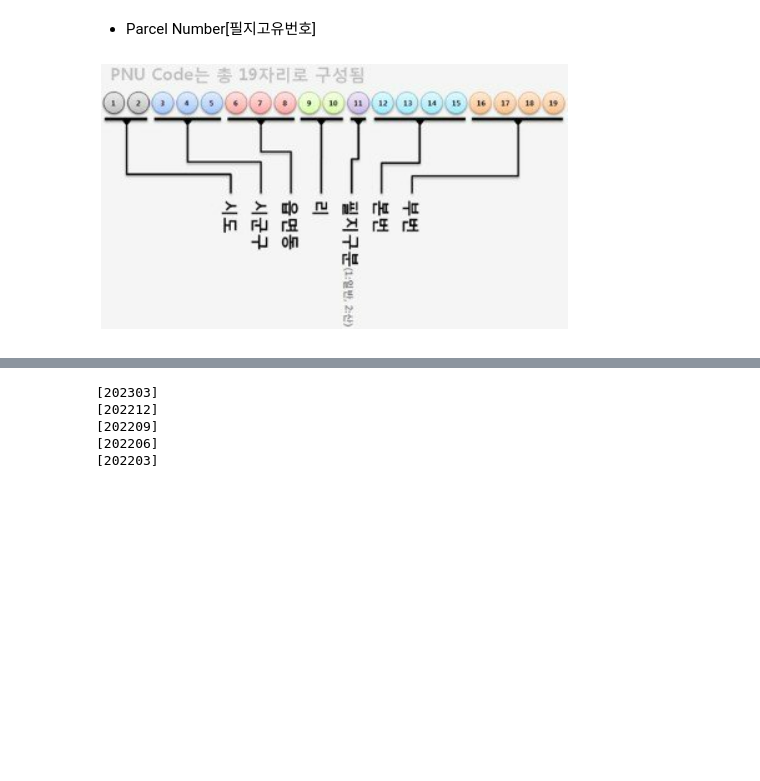
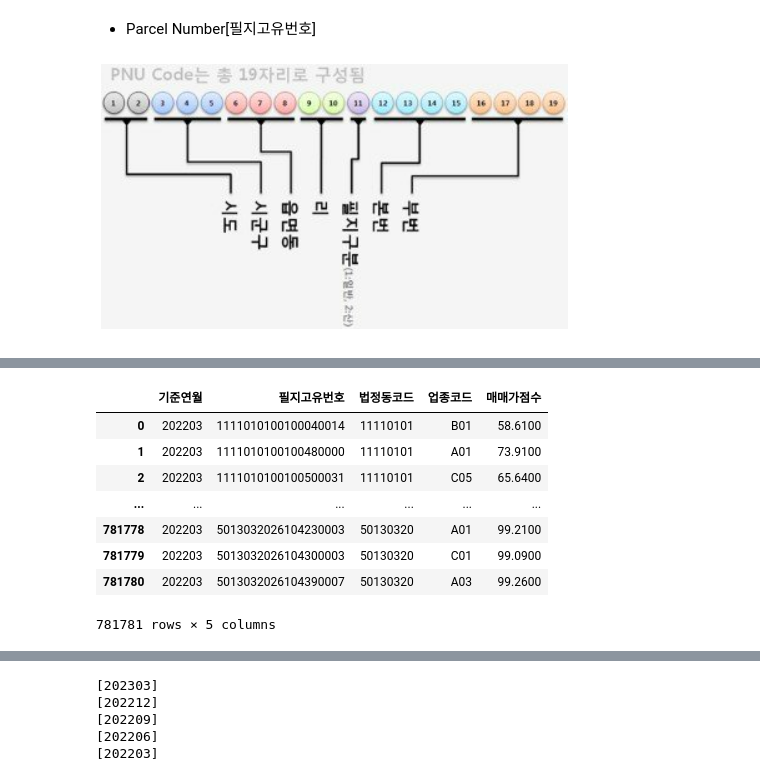
Before and after one commit to Gayeon6423/2023BigContest, a Jupyter notebook: [KCD_MARKET]_MERGE_AND_MAPPING.ipynb, the cells around one changed output, grey strips where cells are left out. Cells and saved outputs as stored; diff of their text form; code cells hidden in the pictures; blank space fills up the shorter version.

```diff
--- a/[KCD_MARKET]_MERGE_AND_MAPPING.ipynb
+++ b/[KCD_MARKET]_MERGE_AND_MAPPING.ipynb
@@ -535,3 +532,20 @@ display(field_directory)
+# %%
+# 오아시스비즈니스의 수익형 부동산거래량(금액) 대비 유동인구
+# 20231Q, 20224Q, 20223Q, 20222Q, 20221Q
+
+FLOW_DATA_LIST = []
+
+for index, data in zip( list(range(len(field_directory[11:16]))), field_directory[11:16]):
+  field_data = mountInstance.loadTxTData(
+    file_path = "/content/drive/MyDrive/2023BigContest/data/수익형부동산_토지이용특성/",
+    file_name_extension = data,
+    unicode = "utf-8", columnTF = False)
+  field_data.columns = ["기준연월", "필지고유번호", "법정동코드", "업종코드", "유동인구수"]
+  # ["data_strd_ym", "pnu", "legaldong_cd", "induty_cd", "snp_price_scor"]
+  # field_data["기준연월"] = field_data["기준연월"].astype("str")
+  FLOW_DATA_LIST.append(field_data)
+  field_data = 0
+# for index in range(0, 5, 1): display(FIELD_DATA_LIST[index].info())
 # %%
 # 오아시스비즈니스의 수익형 부동산 공실률 대비 매매가, 임대료 데이터
 # 20231Q, 20224Q, 20223Q, 20222Q, 20221Q
@@ -551,0 +568,12 @@ for index, data in zip( list(range(len(field_directory[0:5]))), field_directory[
+# %%
+SNPPRICE_DATA_LIST[4]
+# %% [output]
+|  | 기준연월 | 필지고유번호 | 법정동코드 | 업종코드 | 매매가점수 |
+| 0 | 202203 | 1111010100100040014 | 11110101 | B01 | 58.6100 |
+| 1 | 202203 | 1111010100100480000 | 11110101 | A01 | 73.9100 |
+| 2 | 202203 | 1111010100100500031 | 11110101 | C05 | 65.6400 |
+| ... | ... | ... | ... | ... | ... |
+| 781778 | 202203 | 5013032026104230003 | 50130320 | A01 | 99.2100 |
+| 781779 | 202203 | 5013032026104300003 | 50130320 | C01 | 99.0900 |
+| 781780 | 202203 | 5013032026104390007 | 50130320 | A03 | 99.2600 |
+781781 rows × 5 columns
```
Also changed, not shown: parts of 55 cells of this notebook.
